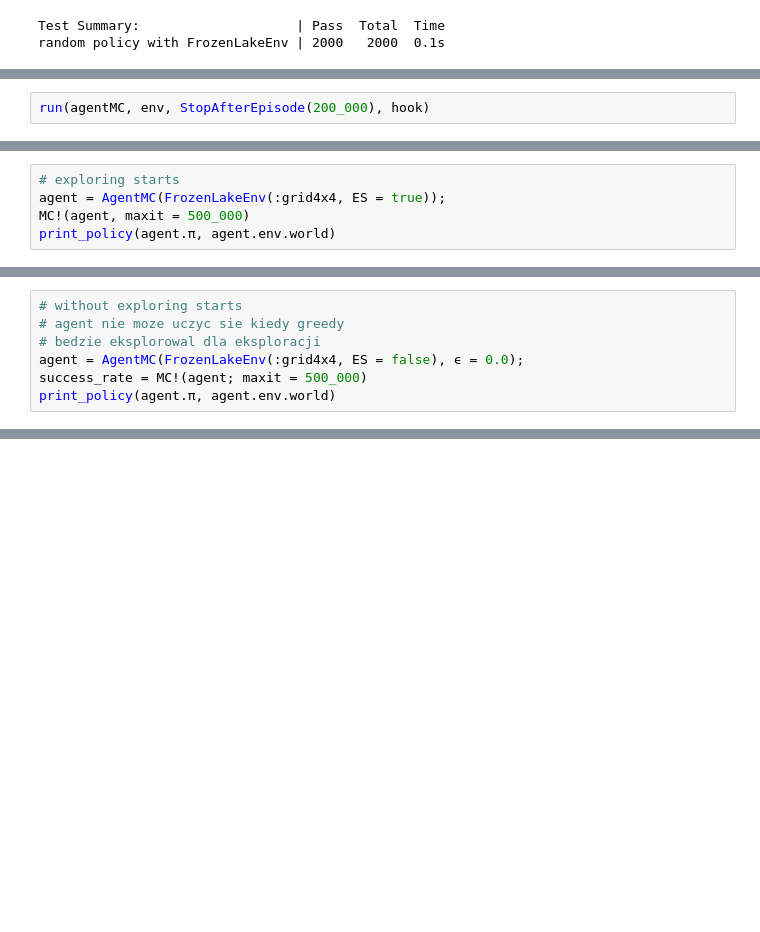
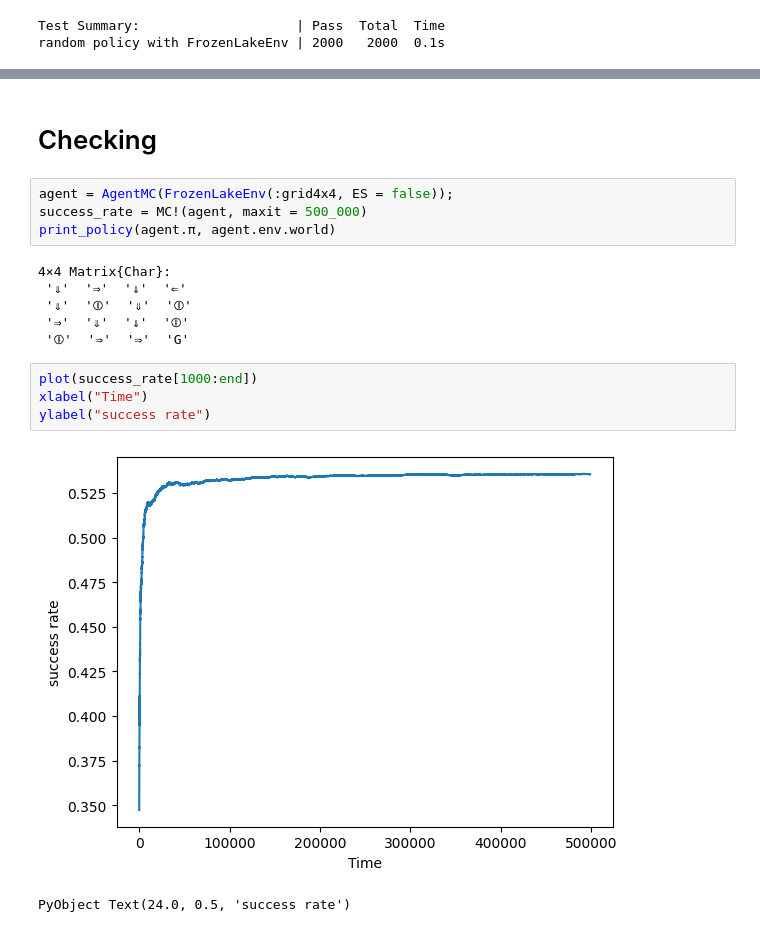
Before and after one commit to yauheni-se/CaseStudiesRL, a Jupyter notebook: MonteCarloControl_FrozenLake.ipynb, the cells around one changed output, grey strips where cells are left out. Drawn from its saved outputs; the diff is of its cells as text; blank space fills up the shorter version.

```diff
--- a/MonteCarloControl_FrozenLake.ipynb
+++ b/MonteCarloControl_FrozenLake.ipynb
@@ -307,2 +125,0 @@ typename(Agent)
-# %%
-run(agentMC, env, StopAfterEpisode(200_000), hook)
@@ -456,5 +125,0 @@ Finally, we could run the experiments and take a look at the results:
-# %%
-# exploring starts
-agent = AgentMC(FrozenLakeEnv(:grid4x4, ES = true));
-MC!(agent, maxit = 500_000)
-print_policy(agent.π, agent.env.world)
@@ -467,7 +125,0 @@ print_policy(agent.π, agent.env.world)
-# %%
-# without exploring starts
-# agent nie moze uczyc sie kiedy greedy
-# bedzie eksplorowal dla eksploracji
-agent = AgentMC(FrozenLakeEnv(:grid4x4, ES = false), ϵ = 0.0);
-success_rate = MC!(agent; maxit = 500_000)
-print_policy(agent.π, agent.env.world)
@@ -486,0 +278,19 @@ PyObject Text(24.0, 0.5, 'success rate')
+# %% [markdown]
+# Checking
+# %%
+agent = AgentMC(FrozenLakeEnv(:grid4x4, ES = false));
+success_rate = MC!(agent, maxit = 500_000)
+print_policy(agent.π, agent.env.world)
+# %% [output]
+4×4 Matrix{Char}:
+ '⇓'  '⇒'  '⇓'  '⇐'
+ '⇓'  '⦷'  '⇓'  '⦷'
+ '⇒'  '⇓'  '⇓'  '⦷'
+ '⦷'  '⇒'  '⇒'  'G'
+# %%
+plot(success_rate[1000:end])
+xlabel("Time")
+ylabel("success rate")
+# %% [output]
+[figure, added]
+PyObject Text(24.0, 0.5, 'success rate')
```
Also changed, not shown: parts of 53 cells of this notebook.
